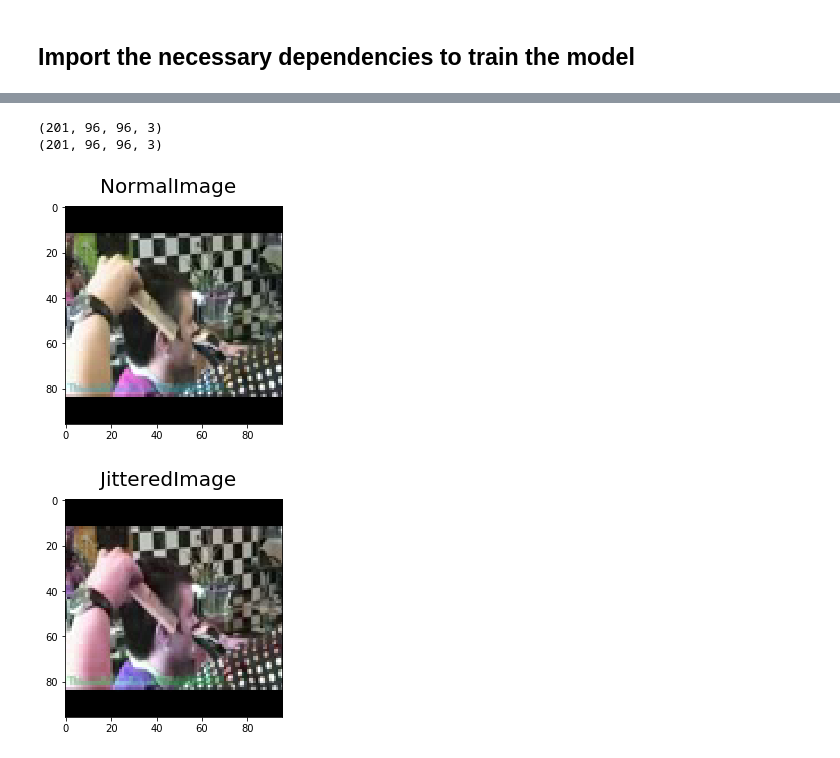
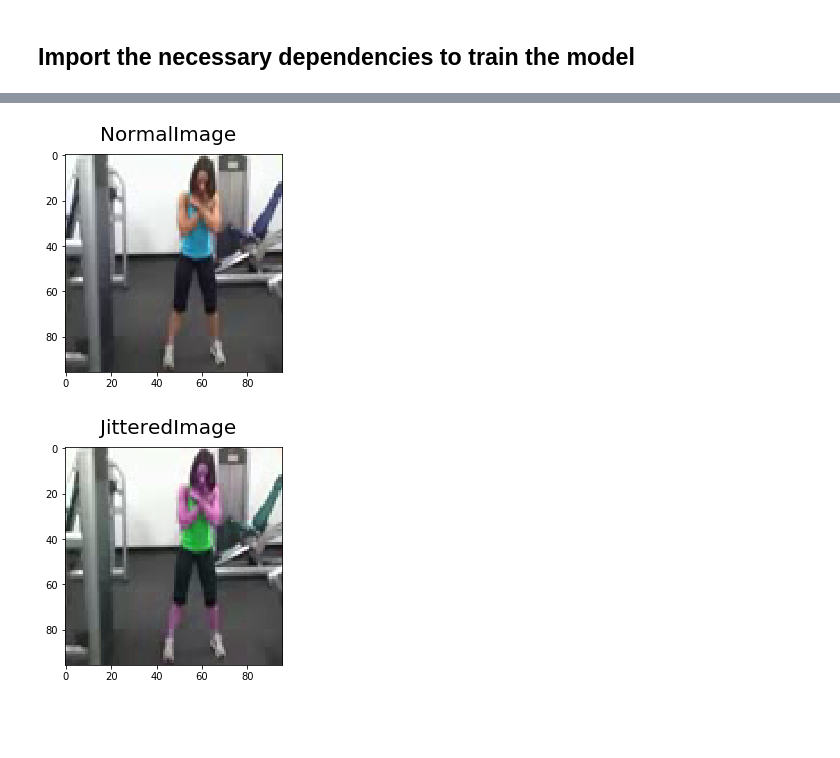
Before and after one commit to CarloP95/Text2VideoGAN, a Jupyter notebook: GANs.ipynb, the cells around one changed output, grey strips where cells are left out. Saved outputs shown, nothing was run; the diff lists cells and outputs as text; code cells hidden in the pictures; blank space fills up the shorter version.

```diff
--- a/GANs.ipynb
+++ b/GANs.ipynb
@@ -98,7 +98,13 @@ def composeVideoImageio(filename):
 
     with imageio.get_reader(filename, 'ffmpeg') as reader:
 
-        nframes = math.ceil(reader.get_meta_data()['fps'] * reader.get_meta_data()['duration'])
+        nframes = math.floor(reader.get_meta_data()['fps'] * reader.get_meta_data()['duration'])
+
+        '''print(reader.get_meta_data()['fps'], reader.get_meta_data()['duration'],
+            reader.get_meta_data()['fps'] * reader.get_meta_data()['duration'],
+            math.ceil(reader.get_meta_data()['fps'] * reader.get_meta_data()['duration']),
+            int(reader.get_meta_data()['fps'] * reader.get_meta_data()['duration']))'''
+
         shape = reader.get_meta_data()['size']
 
         videodata = np.empty((nframes, shape[0], shape[1], 3))
@@ -123,8 +129,13 @@ def measurePerformance(method, args):
 
     return (end - start ).total_seconds(), res
 
-seconds1, res = measurePerformance( composeVideoImageio,filenames[0])
-seconds2, res_ = measurePerformance( skvideo.io.vread, filenames[0])
+try:
+    seconds1, res = measurePerformance( composeVideoImageio,filenames[0])
+    seconds2, res_ = measurePerformance( skvideo.io.vread, filenames[0])
+except IndexError as _:
+    filenames = glob("/home/carlo/Documents/Cognitive Computing/Text2VideoGAN/mocogan/resized_data/*/*")
+    seconds1, res = measurePerformance( composeVideoImageio,filenames[0])
+    seconds2, res_ = measurePerformance( skvideo.io.vread, filenames[0])
 
 print(f"Imageio: {seconds1}s, Skvideo: {seconds2}s")
 
@@ -209,20 +201,17 @@ tensor([[ 4.7921e-02, -5.3535e-01, -2.2795e+00, -1.5989e+00, -1.9442e+00,
 # %%
 from torch_videovision.videotransforms.video_transforms import ColorJitter
 
-
-jitter = ColorJitter(0.9, 0.9, 0.9, 0.9)
+jitter = ColorJitter(brightness=1, contrast=0.9, saturation=0.9, hue=0.3)
 
 jitteredRes_ = jitter(res_)
 
 fig = pylab.figure()
 fig.suptitle('NormalImage', fontsize=20)
 pylab.imshow(res_[0])
 fig = pylab.figure()
 fig.suptitle('JitteredImage', fontsize=20)
 pylab.imshow(jitteredRes_[0])
 pylab.show()
 # %% [output]
-(201, 96, 96, 3)
-(201, 96, 96, 3)
-[figure, old version]
+[figure, new version]
-[figure, old version]
+[figure, new version]
```
Also changed, not shown: parts of 1 cell of this notebook, 1 other file.
